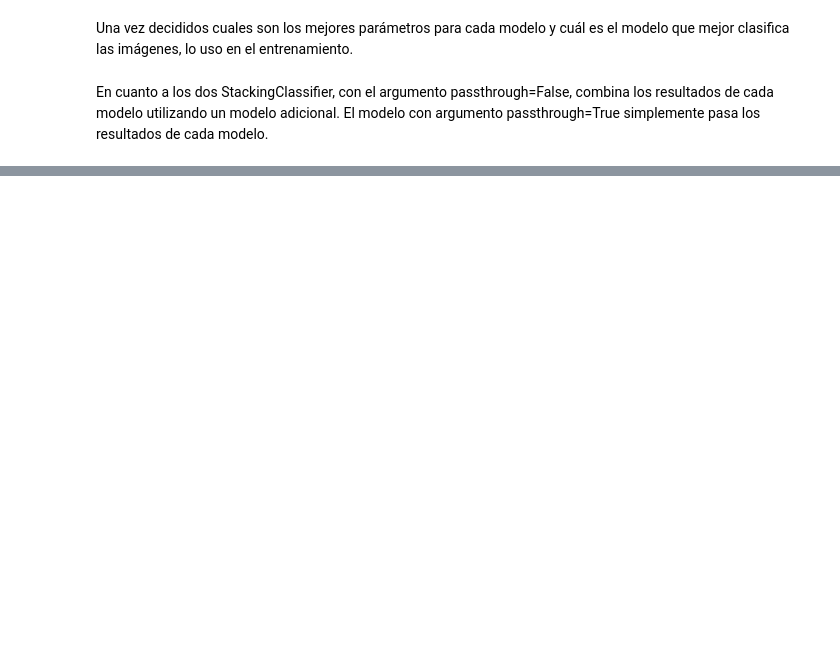
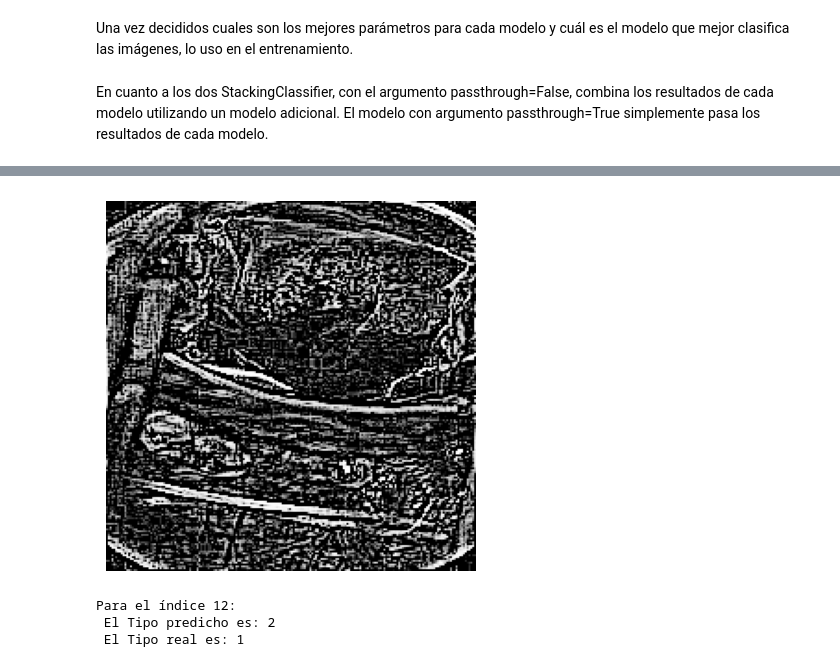
Before and after one commit to PortfolioJavierGil/Cervical-Cancer-Screening, a Jupyter notebook: Proyecto.ipynb, the cells around one changed output, grey strips where cells are left out. Saved outputs shown, nothing was run; the diff lists cells and outputs as text; code cells hidden in the pictures; blank space fills up the shorter version.

```diff
--- a/Proyecto.ipynb
+++ b/Proyecto.ipynb
@@ -512,0 +689,10 @@ Please also refer to the documentation for alternative solver options:
+# %%
+plt.imshow(x_data[sample.index[1]], "gray"), plt.axis("off")
+plt.show()
+
+print("Para el índice {}: \n El Tipo predicho es: {} \n El Tipo real es: {}".format(sample.index[1], sample_predict[1], y_st[sample.index[1]]))
+# %% [output]
+[figure, added]
+Para el índice 12:
+ El Tipo predicho es: 2
+ El Tipo real es: 1
```
Also changed, not shown: parts of 39 cells of this notebook.
